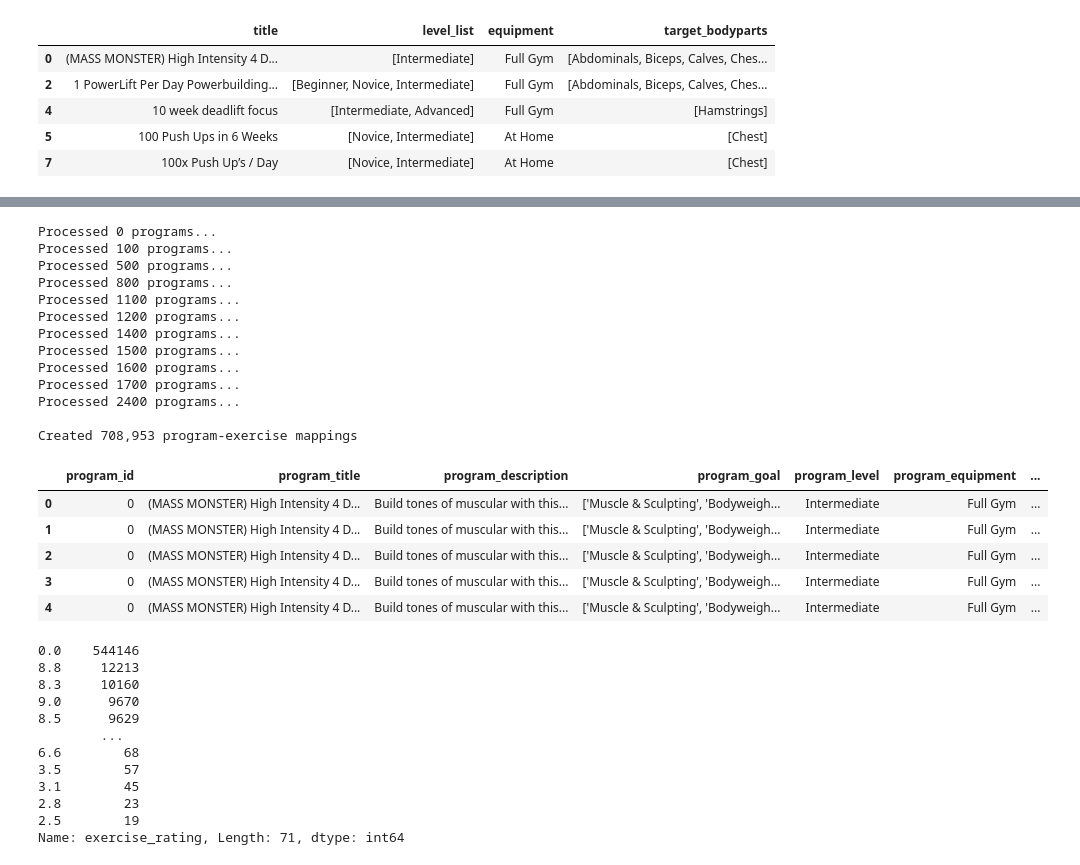
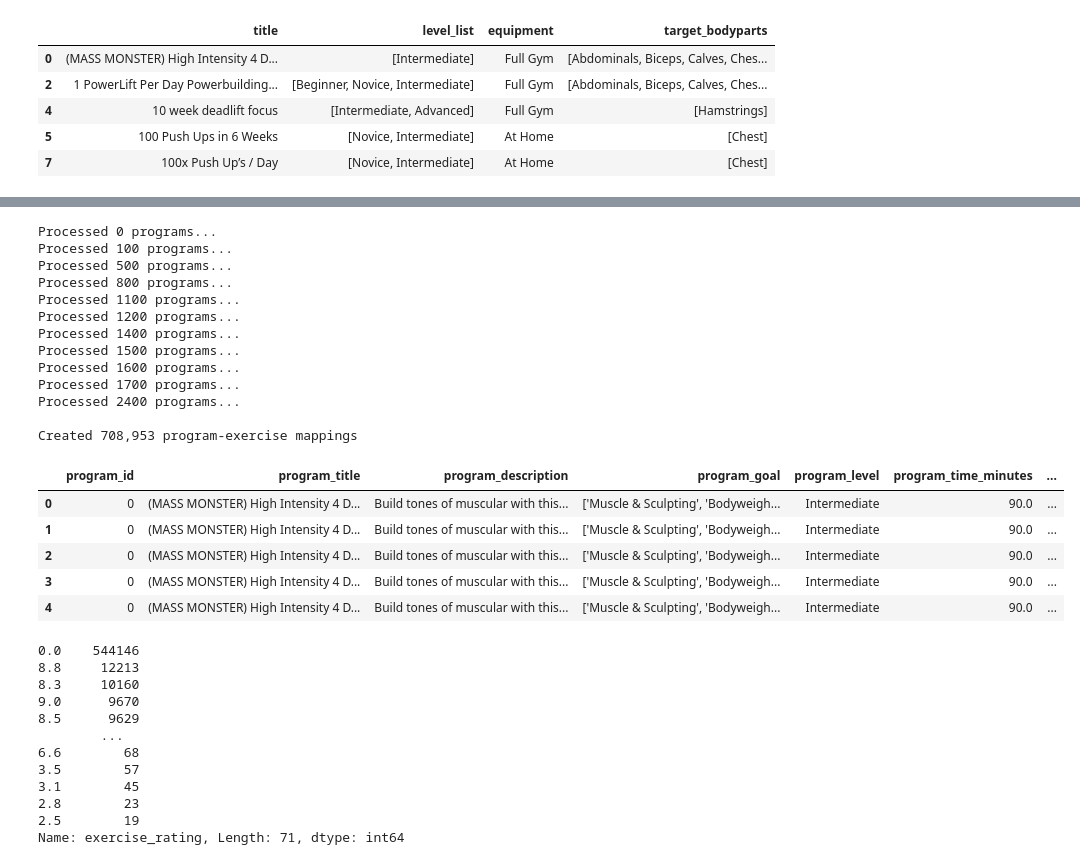
Before and after one commit to ojbrand/ML4420_proj, a Jupyter notebook: CF_workout_recommendation/data_preprocessing.ipynb, the cells around one changed output, grey strips where cells are left out. Cells and saved outputs as stored; diff of their text form; code cells hidden in the pictures.

```diff
--- a/CF_workout_recommendation/data_preprocessing.ipynb
+++ b/CF_workout_recommendation/data_preprocessing.ipynb
@@ -292,42 +290,43 @@ for idx, prow in program_df_1.iterrows():
             'program_description': prow['description'],
             'program_goal': prow.get('goal', ''),
             'program_level': ', '.join(p_levels),
+            'program_time_minutes': prow.get('time_per_workout', 0),
             'program_equipment': p_equip,
             'program_bodyparts': ', '.join(sorted(p_bodyparts)),
             'exercise_id': int(ex_row['Unnamed: 0']),
             'exercise_title': ex_row['Title'],
             'exercise_bodypart': ex_row['BodyPart'],
             'exercise_equipment': ex_row['Equipment'],
             'exercise_level': ex_row['Level'],
             'exercise_rating': ex_row['Rating'] if pd.notna(ex_row['Rating']) else 0.0
         })
 
     if idx % 100 == 0:
         print(f"Processed {idx} programs...")
 
 program_exercise_df = pd.DataFrame(program_exercise_mapping)
 print(f"\nCreated {len(program_exercise_df):,} program-exercise mappings")
 program_exercise_df.head(5)
 # %% [output]
 Processed 0 programs...
 Processed 100 programs...
 Processed 500 programs...
 Processed 800 programs...
 Processed 1100 programs...
 Processed 1200 programs...
 Processed 1400 programs...
 Processed 1500 programs...
 Processed 1600 programs...
 Processed 1700 programs...
 Processed 2400 programs...
 
 Created 708,953 program-exercise mappings
-|  | program_id | program_title | program_description | program_goal | program_level | program_equipment | ... |
-| 0 | 0 | (MASS MONSTER) High Intensity 4 D... | Build tones of muscular with this... | ['Muscle & Sculpting', 'Bodyweigh... | Intermediate | Full Gym | ... |
-| 1 | 0 | (MASS MONSTER) High Intensity 4 D... | Build tones of muscular with this... | ['Muscle & Sculpting', 'Bodyweigh... | Intermediate | Full Gym | ... |
-| 2 | 0 | (MASS MONSTER) High Intensity 4 D... | Build tones of muscular with this... | ['Muscle & Sculpting', 'Bodyweigh... | Intermediate | Full Gym | ... |
-| 3 | 0 | (MASS MONSTER) High Intensity 4 D... | Build tones of muscular with this... | ['Muscle & Sculpting', 'Bodyweigh... | Intermediate | Full Gym | ... |
-| 4 | 0 | (MASS MONSTER) High Intensity 4 D... | Build tones of muscular with this... | ['Muscle & Sculpting', 'Bodyweigh... | Intermediate | Full Gym | ... |
+|  | program_id | program_title | program_description | program_goal | program_level | program_time_minutes | ... |
+| 0 | 0 | (MASS MONSTER) High Intensity 4 D... | Build tones of muscular with this... | ['Muscle & Sculpting', 'Bodyweigh... | Intermediate | 90.0 | ... |
+| 1 | 0 | (MASS MONSTER) High Intensity 4 D... | Build tones of muscular with this... | ['Muscle & Sculpting', 'Bodyweigh... | Intermediate | 90.0 | ... |
+| 2 | 0 | (MASS MONSTER) High Intensity 4 D... | Build tones of muscular with this... | ['Muscle & Sculpting', 'Bodyweigh... | Intermediate | 90.0 | ... |
+| 3 | 0 | (MASS MONSTER) High Intensity 4 D... | Build tones of muscular with this... | ['Muscle & Sculpting', 'Bodyweigh... | Intermediate | 90.0 | ... |
+| 4 | 0 | (MASS MONSTER) High Intensity 4 D... | Build tones of muscular with this... | ['Muscle & Sculpting', 'Bodyweigh... | Intermediate | 90.0 | ... |
 # %%
 program_exercise_df['exercise_rating'].value_counts()
 # %% [output]
```
Also changed, not shown: parts of 5 cells of this notebook, 2 other files.
